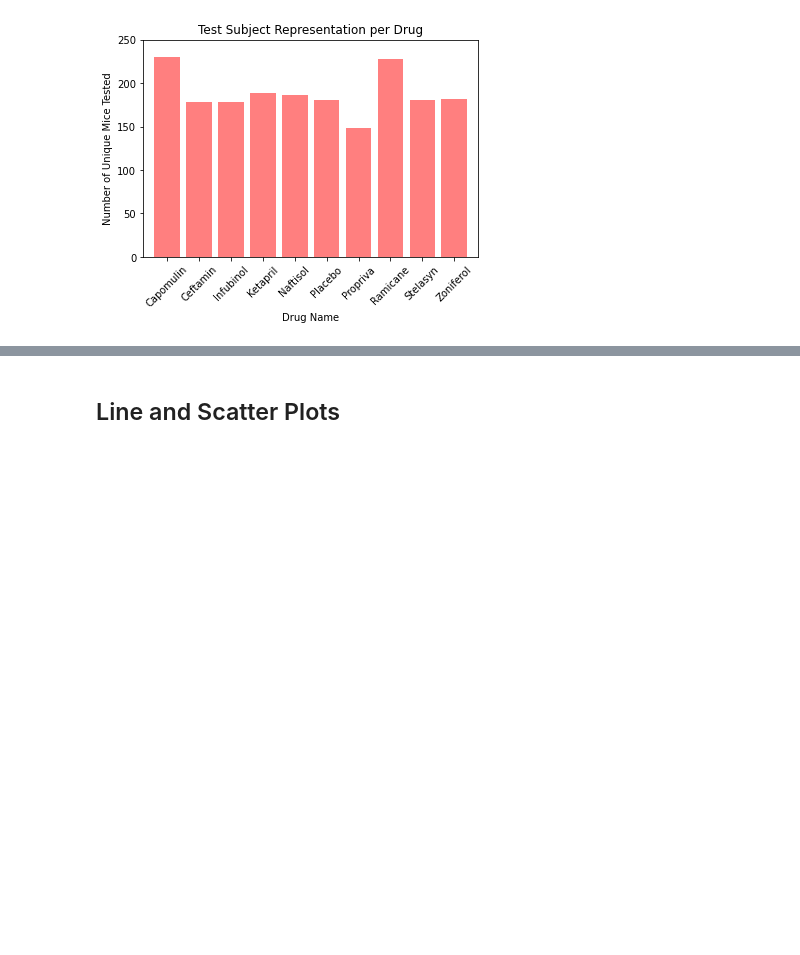
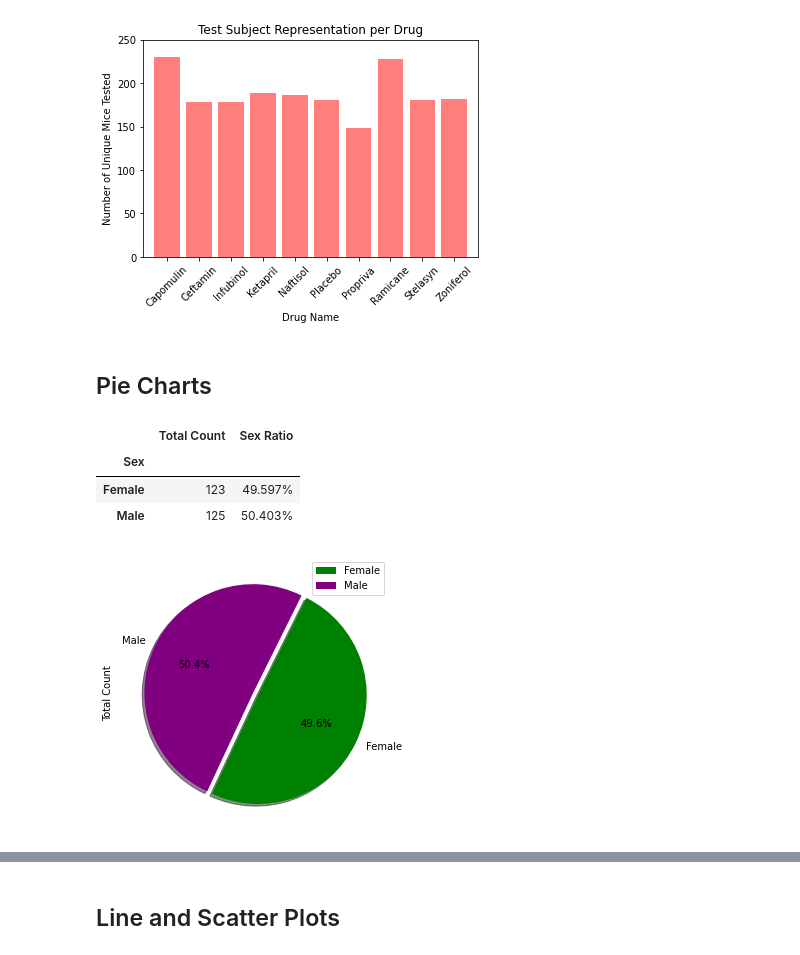
Before and after one commit to drainganggtb/Pymaceuticals-, a Jupyter notebook: Pymaceuticals/pymaceuticals_starter.ipynb, the cells around one changed output, grey strips where cells are left out. Saved outputs shown, nothing was run; the diff lists cells and outputs as text; code cells hidden in the pictures; blank space fills up the shorter version.

```diff
--- a/Pymaceuticals/pymaceuticals_starter.ipynb
+++ b/Pymaceuticals/pymaceuticals_starter.ipynb
@@ -181,7 +166,32 @@ plt.title("Test Subject Representation per Drug")
 # %% [output]
 Text(0.5, 1.0, 'Test Subject Representation per Drug')
 [figure]
+# %% [markdown]
+## Pie Charts
+# %%
+#first groupby sex and count number of mice
+
+gender_groupby=clean_df.groupby(['Mouse ID', 'Sex'])
+mouse_gender_df = pd.DataFrame(gender_groupby.size())
+
+mouse_gender = pd.DataFrame(mouse_gender_df.groupby(['Sex']).count())
+mouse_gender.columns = ['Total Count']
+
+#create percents
+mouse_gender['Sex Ratio'] = (100*(mouse_gender['Total Count']/mouse_gender['Total Count'].sum()))
+mouse_gender['Sex Ratio']=mouse_gender['Sex Ratio'].map("{0:.3f}%".format)
+mouse_gender
+# %% [output]
+|  | Total Count | Sex Ratio |
+| Sex |  |  |
+| Female | 123 | 49.597% |
+| Male | 125 | 50.403% |
 # %%
 # Generate a pie plot showing the distribution of female versus male mice using pandas
+colors=['green', 'purple']
+explode=(0.05,0)
+plot = mouse_gender.plot.pie(y='Total Count', figsize=(5,5), colors = colors, explode=explode, startangle=245, shadow = True, autopct="%1.1f%%")
+# %% [output]
+[figure, added]
 # %%
 # Generate a pie plot showing the distribution of female versus male mice using pyplot
```
Also changed, not shown: parts of 12 cells of this notebook.
